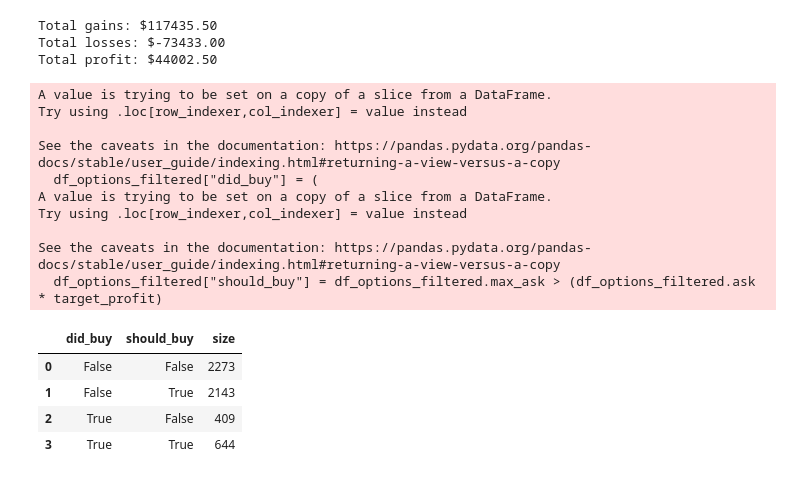
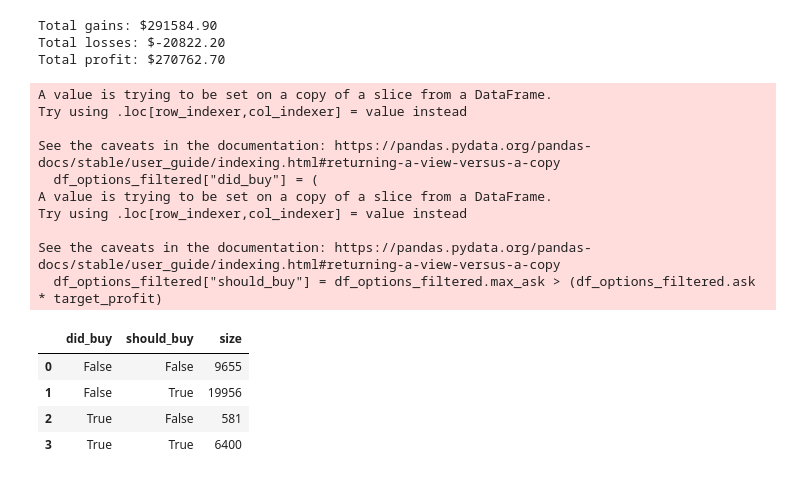
Before and after one commit to daneisburgh/invaas, a Jupyter notebook: notebooks/options-historical-test5.ipynb, the cells around one changed output. Saved outputs shown, nothing was run; the diff lists cells and outputs as text; code cells hidden in the pictures.

```diff
--- a/notebooks/options-historical-test5.ipynb
+++ b/notebooks/options-historical-test5.ipynb
@@ -248,12 +249,15 @@ df_options.describe().astype(str)
 # %%
 # min_dte = periods
-# min_dte = 20 # BEST RESULT
-min_dte = 30
-max_dte = 60
-max_ask = 5
-min_ask = max_ask / 2
+# min_dte = 20
+# max_dte = 30
+min_dte = 30  # BEST RESULT
+max_dte = 90  # BEST RESULT
+max_ask = 10
+# min_ask = max_ask / 10
+min_ask = 0.2
 min_volume = 100
-target_profit = 1.5
+max_strike_distance_pct = 0.1
+target_profit = 1.1
 
 df_options_filtered = df_options.loc[
     (df_options.fear_greed_index_max.notnull())
@@ -262,6 +266,7 @@ df_options_filtered = df_options.loc[
     & (df_options.ask < max_ask)
     & (df_options.ask > min_ask)
     & (df_options.volume > min_volume)
+    & (df_options.strike_distance_pct < max_strike_distance_pct)
     & (df_options.days_to_expire > min_dte)
     & (df_options.days_to_expire < max_dte)
 ]
@@ -372,13 +377,22 @@ See the caveats in the documentation: https://pandas.pydata.org/pandas-docs/stab
 # df_options.groupby(["did_buy", "should_buy"], as_index=False).size()
 # # df_options.loc[df_options.did_buy].groupby(["quote_unixtime", "did_buy", "should_buy"], as_index=False).size()
 
+min_fear_greed_index_threshold = 30
+max_fear_greed_index_threshold = 70
 max_diff = 0
+
 df_options_filtered["did_buy"] = (
     (df_options_filtered.option_type == "call")
-    & (df_options_filtered.fear_greed_index <= (df_options_filtered.fear_greed_index_min + max_diff))
+    & (
+        (df_options_filtered.fear_greed_index < min_fear_greed_index_threshold)
+        # & (df_options_filtered.fear_greed_index <= (df_options_filtered.fear_greed_index_min + max_diff))
+    )
 ) | (
     (df_options_filtered.option_type == "put")
-    & (df_options_filtered.fear_greed_index >= (df_options_filtered.fear_greed_index_max - max_diff))
+    & (
+        (df_options_filtered.fear_greed_index > max_fear_greed_index_threshold)
+        # & (df_options_filtered.fear_greed_index >= (df_options_filtered.fear_greed_index_max - max_diff))
+    )
 )
 # df_options_filtered["did_buy"] = (
 #     (df_options_filtered.fear_greed_index == df_options_filtered.fear_greed_index_min)
@@ -388,38 +402,38 @@ df_options_filtered["should_buy"] = df_options_filtered.max_ask > (df_options_fi
 # df_options_filtered["should_buy"] = df_options_filtered.max_ask_pct_diff > 0
 
 total_gains = (
     df_options_filtered.loc[df_options_filtered.did_buy & df_options_filtered.should_buy].ask
     * (target_profit - 1)
     * 100
 ).sum()
 # total_gains = (df_options_filtered.loc[df_options_filtered.did_buy & df_options_filtered.should_buy].ask * (0.5) * 100).sum()
 
 max_loss = -1 if (1 - target_profit) < -1 else (1 - target_profit)
 total_losses = (
     df_options_filtered.loc[df_options_filtered.did_buy & (~df_options_filtered.should_buy)].ask * max_loss * 100
 ).sum()
 print(f"Total gains: ${total_gains:.2f}")
 print(f"Total losses: ${total_losses:.2f}")
 print(f"Total profit: ${total_gains + total_losses:.2f}")
 df_options_filtered.groupby(["did_buy", "should_buy"], as_index=False).size()
 # df_options.loc[df_options.did_buy].groupby(["quote_unixtime", "did_buy", "should_buy"], as_index=False).size()
 # %% [output]
-Total gains: $117435.50
-Total losses: $-73433.00
-Total profit: $44002.50
+Total gains: $291584.90
+Total losses: $-20822.20
+Total profit: $270762.70
 A value is trying to be set on a copy of a slice from a DataFrame.
 Try using .loc[row_indexer,col_indexer] = value instead
 
 See the caveats in the documentation: https://pandas.pydata.org/pandas-docs/stable/user_guide/indexing.html#returning-a-view-versus-a-copy
   df_options_filtered["did_buy"] = (
 A value is trying to be set on a copy of a slice from a DataFrame.
 Try using .loc[row_indexer,col_indexer] = value instead
 
 See the caveats in the documentation: https://pandas.pydata.org/pandas-docs/stable/user_guide/indexing.html#returning-a-view-versus-a-copy
   df_options_filtered["should_buy"] = df_options_filtered.max_ask > (df_options_filtered.ask * target_profit)
 |  | did_buy | should_buy | size |
-| 0 | False | False | 2273 |
-| 1 | False | True | 2143 |
-| 2 | True | False | 409 |
-| 3 | True | True | 644 |
+| 0 | False | False | 9655 |
+| 1 | False | True | 19956 |
+| 2 | True | False | 581 |
+| 3 | True | True | 6400 |
 # %%
```
Also changed, not shown: parts of 7 cells of this notebook.
